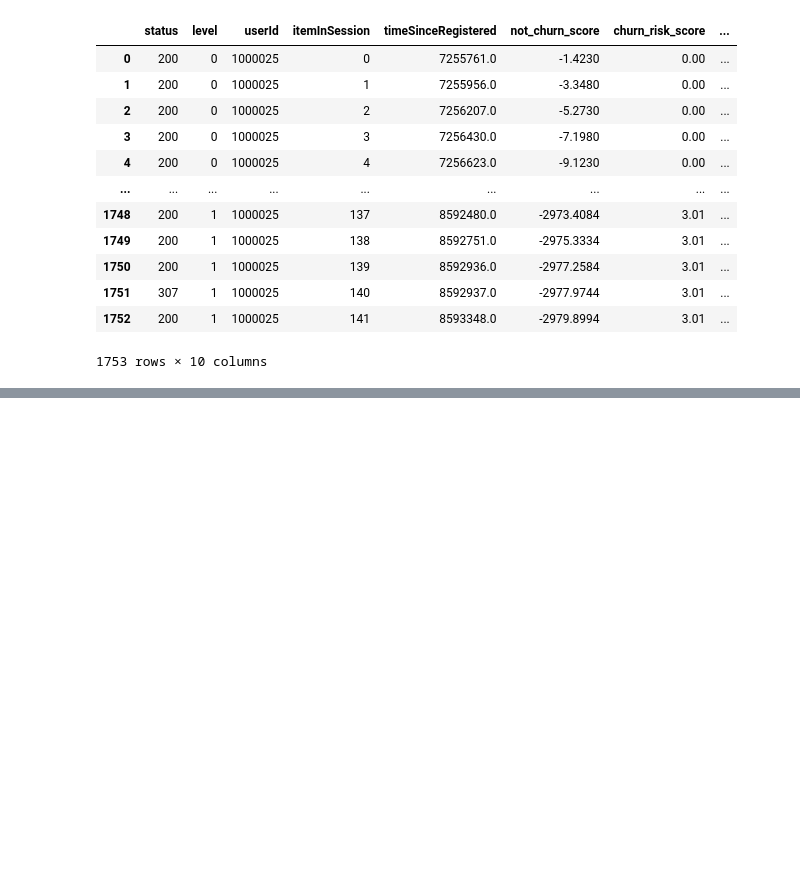
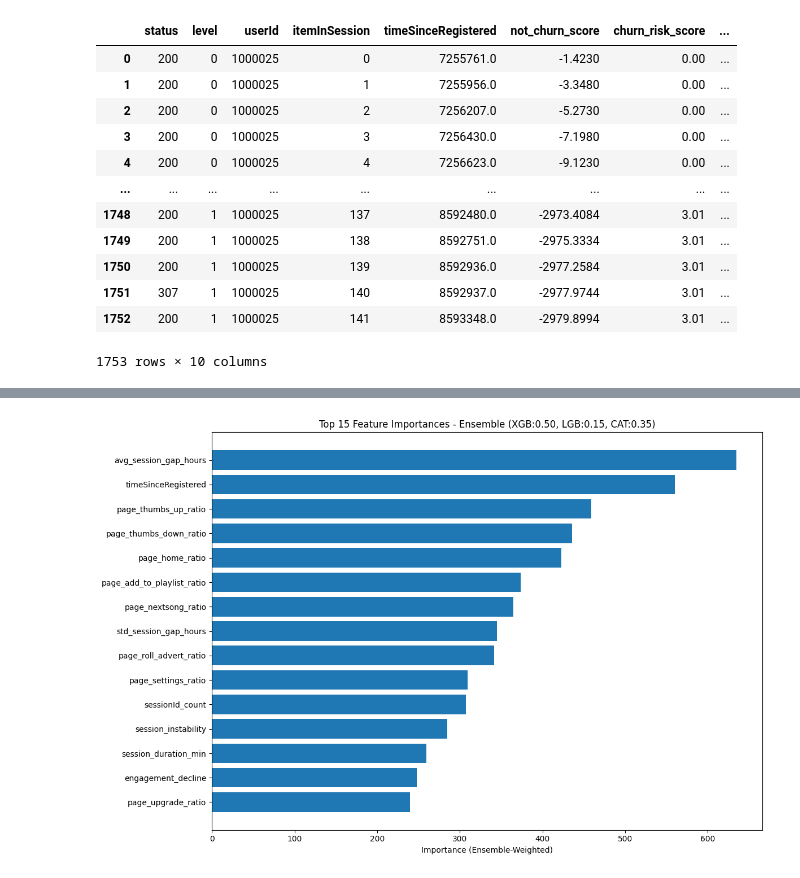
Before and after one commit to MaximeDespreaux/Churn_Prediction_Project, a Jupyter notebook: main_notebook.ipynb, the cells around one changed output, grey strips where cells are left out. Saved outputs shown, nothing was run; the diff lists cells and outputs as text; code cells hidden in the pictures; blank space fills up the shorter version.

```diff
--- a/main_notebook.ipynb
+++ b/main_notebook.ipynb
@@ -414,0 +750,85 @@ print("Decision Tree CV Macro F1 Scores:", tree_scores)
+# %%
+
+
+import matplotlib.pyplot as plt
+
+feature_names = X_user.columns.tolist()
+
+# Get feature importances from all 3 models
+xgb_importance = final_xgb.feature_importances_
+lgb_importance = final_lgb.feature_importances_
+cat_importance = final_cat.feature_importances_
+
+# Weighted average based on ensemble weights
+ensemble_importance = (
+    best_config['xgb'] * xgb_importance +
+    best_config['lgb'] * lgb_importance +
+    best_config['cat'] * cat_importance
+)
+
+# Create DataFrame
+feature_importance = pd.DataFrame({
+    'feature': feature_names,
+    'xgb_importance': xgb_importance,
+    'lgb_importance': lgb_importance,
+    'cat_importance': cat_importance,
+    'ensemble_importance': ensemble_importance
+}).sort_values('ensemble_importance', ascending=False)
+
+print("\n" + "="*70)
+print("TOP 20 FEATURES (ENSEMBLE-WEIGHTED)")
+print("="*70)
+print(feature_importance.head(20)[['feature', 'ensemble_importance']].to_string(index=False))
+
+# Plot top 15 features
+plt.figure(figsize=(12, 8))
+top_features = feature_importance.head(15)
+plt.barh(range(len(top_features)), top_features['ensemble_importance'].values)
+plt.yticks(range(len(top_features)), top_features['feature'].values)
+plt.xlabel('Importance (Ensemble-Weighted)')
+plt.title(f'Top 15 Feature Importances - Ensemble (XGB:{best_config["xgb"]:.2f}, LGB:{best_config["lgb"]:.2f}, CAT:{best_config["cat"]:.2f})')
+plt.gca().invert_yaxis()
+plt.tight_layout()
+plt.show()
+
+# Individual model comparisons
+fig, axes = plt.subplots(1, 3, figsize=(18, 6))
+
+# XGBoost
+top_xgb = feature_importance.nlargest(15, 'xgb_importance')
+axes[0].barh(range(len(top_xgb)), top_xgb['xgb_importance'].values)
+axes[0].set_yticks(range(len(top_xgb)))
+axes[0].set_yticklabels(top_xgb['feature'].values)
+axes[0].set_xlabel('Importance')
+axes[0].set_title('XGBoost Top 15')
+axes[0].invert_yaxis()
+
+# LightGBM
+top_lgb = feature_importance.nlargest(15, 'lgb_importance')
+axes[1].barh(range(len(top_lgb)), top_lgb['lgb_importance'].values)
+axes[1].set_yticks(range(len(top_lgb)))
+axes[1].set_yticklabels(top_lgb['feature'].values)
+axes[1].set_xlabel('Importance')
+axes[1].set_title('LightGBM Top 15')
+axes[1].invert_yaxis()
+
+# CatBoost
+top_cat = feature_importance.nlargest(15, 'cat_importance')
+axes[2].barh(range(len(top_cat)), top_cat['cat_importance'].values)
+axes[2].set_yticks(range(len(top_cat)))
+axes[2].set_yticklabels(top_cat['feature'].values)
+axes[2].set_xlabel('Importance')
+axes[2].set_title('CatBoost Top 15')
+axes[2].invert_yaxis()
+
+plt.tight_layout()
+plt.show()
+
+# Summary statistics
+print("\n" + "="*70)
+print("FEATURE IMPORTANCE SUMMARY")
+print("="*70)
+print(f"Total features: {len(feature_names)}")
+print(f"Top 10 features account for: {feature_importance.head(10)['ensemble_importance'].sum():.2%} of total importance")
+print(f"Top 20 features account for: {feature_importance.head(20)['ensemble_importance'].sum():.2%} of total importance")
+# %% [output]
@@ -414,0 +852 @@ print("Decision Tree CV Macro F1 Scores:", tree_scores)
+[figure, added]
```
Also changed, not shown: parts of 15 cells of this notebook, 15 other files.
